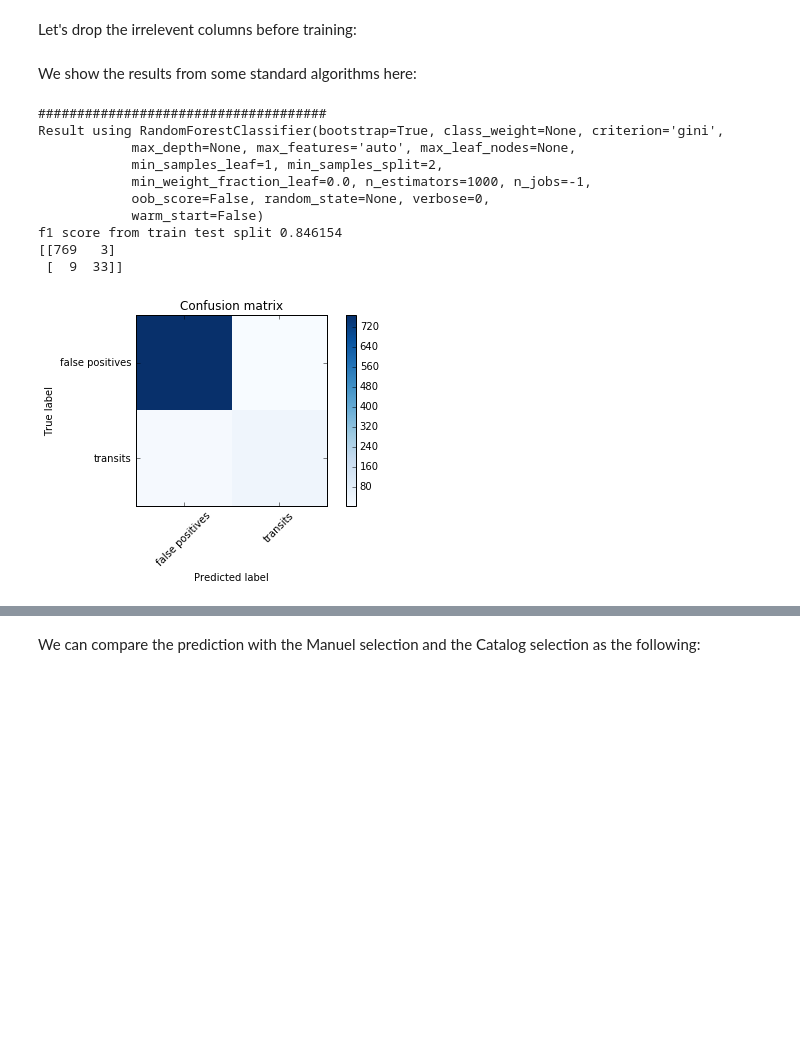
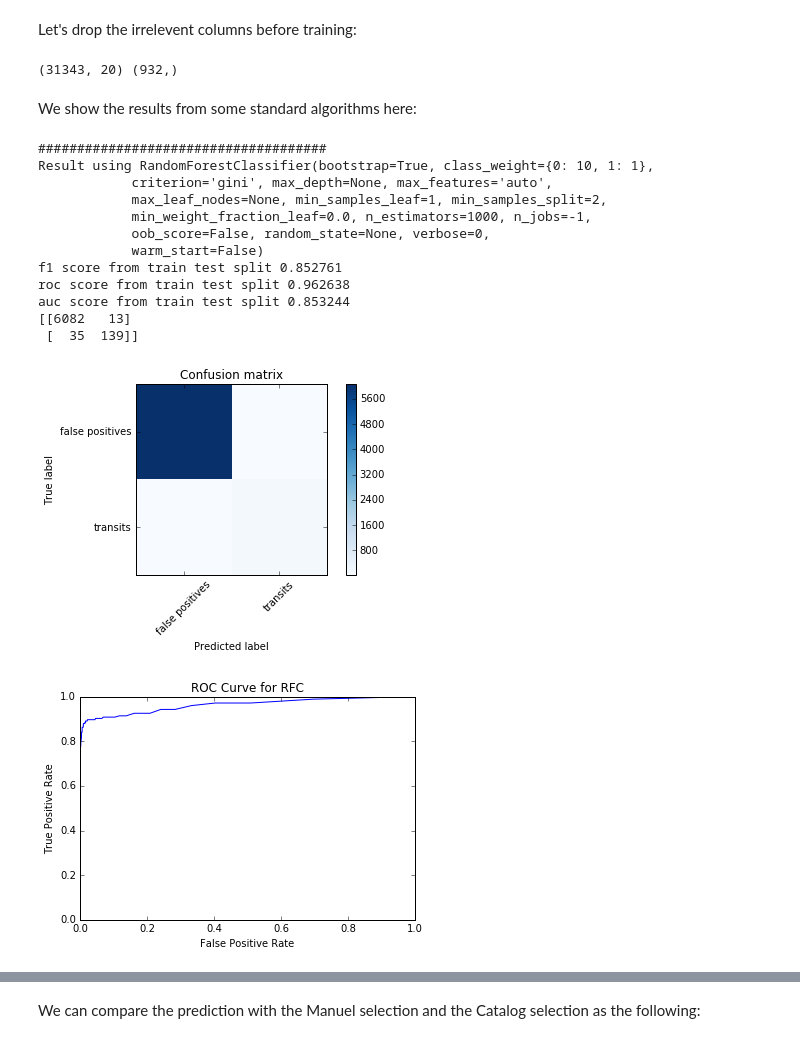
Before and after one commit to dtamayo/MachineLearning, a Jupyter notebook: Day4/Transit/MachineLearningWorkShop-TESSSimulatedData.ipynb, the cells around one changed output, grey strips where cells are left out. Cells and saved outputs as stored; diff of their text form; code cells hidden in the pictures; blank space fills up the shorter version.

```diff
--- a/Day4/Transit/MachineLearningWorkShop-TESSSimulatedData.ipynb
+++ b/Day4/Transit/MachineLearningWorkShop-TESSSimulatedData.ipynb
@@ -46,6 +46,14 @@ import pandas as pd
 import numpy as np
 %matplotlib inline
 # %%
+def make_ROC_curve(testY, predY, name):
+    fig2 = plt.figure()
+    ax= fig2.add_subplot(1,1,1)
+    fpr, tpr, _ = roc_curve(testY, predY)
+    ax.plot(fpr, tpr, label = name)
+    ax.set_title(('ROC Curve for %s') % name)
+    ax.set_ylabel('True Positive Rate')
+    ax.set_xlabel('False Positive Rate')
 def collect_lc_feature(idlist):
     LCfeature=np.zeros([len(idlist),481])
     count=0
@@ -71,19 +79,27 @@ def fit(model,name,data,cv=True):
     trainX,trainY,testX,testY,X,Y=data
     model.fit(trainX, trainY)
     predY = model.predict(testX)
-    score = metrics.f1_score(testY, predY)
+    f1score = metrics.f1_score(testY, predY)
+    cm = metrics.confusion_matrix(testY, predY)
+    plot_confusion_matrix(cm)
+    predY=model.predict_proba(testX)[:,1]
+    rocscore = metrics.roc_auc_score(testY, predY)
+    precision, recall, thresholds = metrics.precision_recall_curve(testY, predY)
+    aucscore=metrics.auc(precision,recall,reorder=True)
 
     print "#####################################"
     print "Result using",model
-    print "f1 score from train test split %f" % score
+    print "f1 score from train test split %f" % f1score
+    print "roc score from train test split %f" % rocscore
+    print "auc score from train test split %f" % aucscore
     if cv:
-        cvscore= cross_val_score(model, X, Y, cv = 5, scoring = 'f1')
+        #cvscore= cross_val_score(model, X, Y, cv = 5, scoring = 'f1')
+        cvscore= cross_val_score(model, X, Y, cv = 5, scoring = 'roc_auc')
         print "f1 score from CV5 %f" % np.mean(cvscore)
-    cm = metrics.confusion_matrix(testY, predY)
-    plot_confusion_matrix(cm)
+
 
     print cm
-    #make_ROC_curve(testY,predY,name)
+    make_ROC_curve(testY,predY,name)
     return
 # %% [markdown]
 Let's first look at what the TESS light curves:
@@ -96,2 +110,6 @@ df=pd.read_csv("TESS_simulated_10day_small.csv",index_col=0)
+# %%
+#df=pd.read_csv("TESS_simulated_10day_small.csv",index_col=0)
+#df=pd.read_csv("TESS_simulateddata_combinedfeatures.csv",index_col=0)
+df=pd.read_csv("TESSfield_19h_44d_combinedfeatures.csv")
 # %%
 #LCfeature=pd.DataFrame(collect_lc_feature(df['Ids']),columns=['Ids']+list(np.arange(480)))
@@ -152,24 +162,30 @@ Y=df['CombinedY']
 # %%
 trainX, testX, trainY, testY= train_test_split(X, Y,test_size = 0.2)
 data=[trainX,trainY,testX,testY,X,Y]
+print X.shape, Y[Y==1].shape
+# %% [output]
+(31343, 20) (932,)
 # %% [markdown]
 We show the results from some standard algorithms here:
 # %%
-model=RandomForestClassifier(n_estimators=1000,n_jobs=-1)
+model=RandomForestClassifier(n_estimators=1000,class_weight={0:10,1:1},n_jobs=-1)
 name="RFC"
 fit(model,name,data,cv=False)
 # %% [output]
 #####################################
-Result using RandomForestClassifier(bootstrap=True, class_weight=None, criterion='gini',
-            max_depth=None, max_features='auto', max_leaf_nodes=None,
-            min_samples_leaf=1, min_samples_split=2,
+Result using RandomForestClassifier(bootstrap=True, class_weight={0: 10, 1: 1},
+            criterion='gini', max_depth=None, max_features='auto',
+            max_leaf_nodes=None, min_samples_leaf=1, min_samples_split=2,
             min_weight_fraction_leaf=0.0, n_estimators=1000, n_jobs=-1,
             oob_score=False, random_state=None, verbose=0,
             warm_start=False)
-f1 score from train test split 0.846154
-[[769   3]
- [  9  33]]
+f1 score from train test split 0.852761
+roc score from train test split 0.962638
+auc score from train test split 0.853244
+[[6082   13]
+ [  35  139]]
-[figure, old version]
+[figure, new version]
+[figure, added]
 # %%
 model=GradientBoostingClassifier(n_estimators=1000)
 name="GBC"
```
Also changed, not shown: parts of 13 cells of this notebook, 5 other files.
